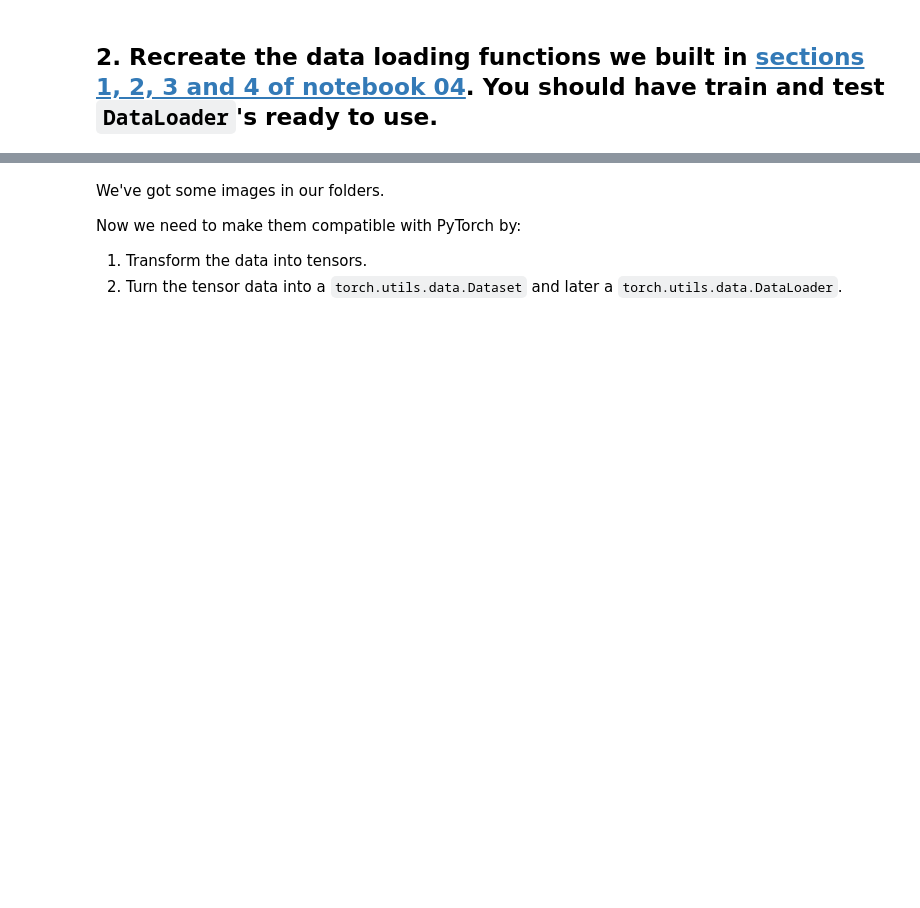
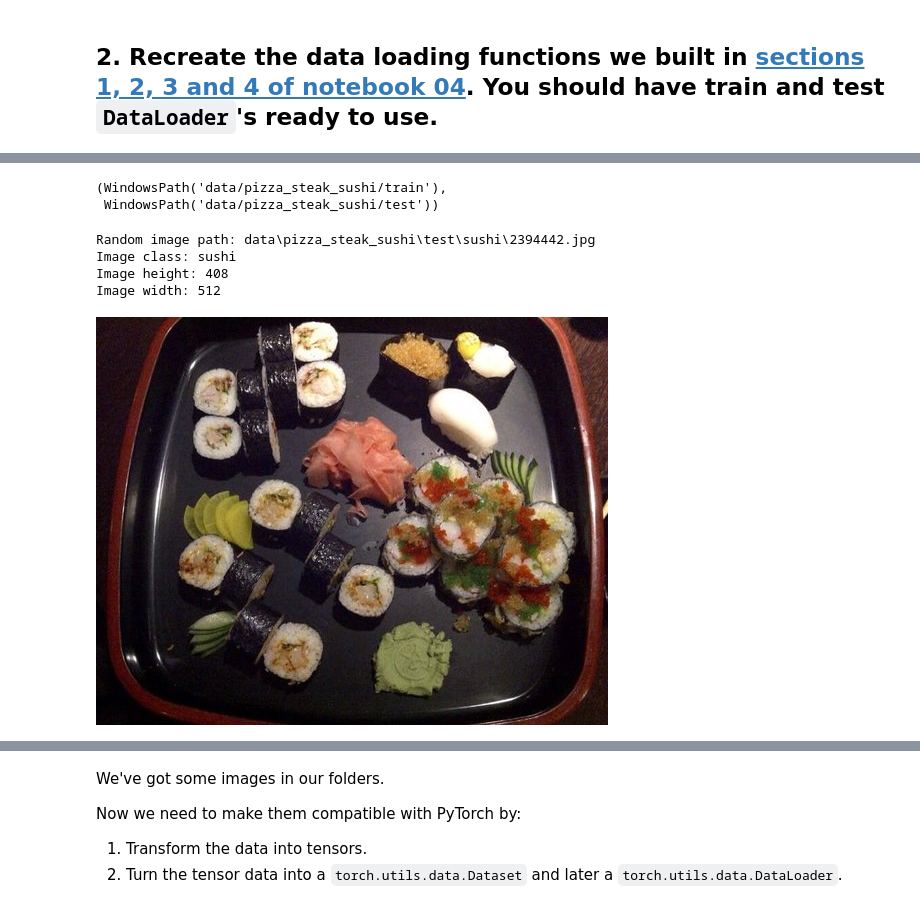
Before and after one commit to Zack202/Pytorch, a Jupyter notebook: 04_pytorch_custom_datasets_exercises.ipynb, the cells around one changed output, grey strips where cells are left out. Cells and saved outputs as stored; diff of their text form; code cells hidden in the pictures; blank space fills up the shorter version.

```diff
--- a/04_pytorch_custom_datasets_exercises.ipynb
+++ b/04_pytorch_custom_datasets_exercises.ipynb
@@ -61,0 +64,22 @@ Train for longer- more time to learn data represenataions
+# %%
+# 1. Get data
+import requests
+import zipfile
+from pathlib import Path
+
+data_path = Path("data/")
+image_path = data_path / "pizza_steak_sushi"
+
+if image_path.is_dir():
+    print(f"{image_path} dir exists")
+else:
+    print(f"Could not find image path: {image_path}, creating now")
+    image_path.mkdir(parents=True, exist_ok=True)
+
+    with open(data_path/"pizza_steak_sushi.zip", "wb") as f:
+        request = requests.get("https://github.com/mrdbourke/pytorch-deep-learning/raw/main/data/pizza_steak_sushi.zip")
+        f.write(request.content)
+
+    with zipfile.ZipFile(data_path / "pizza_steak_sushi.zip", "r") as zip_ref:
+        print("Unzipping")
+        zip_ref.extractall(image_path)
@@ -69,2 +106,10 @@ def walk_through_dir(dir_path):
 # %%
 # Setup train and testing paths
+train_dir = image_path / "train"
+
+test_dir = image_path / "test"
+
+train_dir, test_dir
+# %% [output]
+(WindowsPath('data/pizza_steak_sushi/train'),
+ WindowsPath('data/pizza_steak_sushi/test'))
@@ -74,0 +116,26 @@ def walk_through_dir(dir_path):
+# %%
+# Visualize an image
+import random
+from PIL import Image
+
+random.seed(42)
+
+image_path_list = list(image_path.glob("*/*/*.jpg"))
+
+random_image_path = random.choice(image_path_list)
+
+image_class = random_image_path.parent.stem
+
+img = Image.open(random_image_path)
+
+print(f"Random image path: {random_image_path}")
+print(f"Image class: {image_class}")
+print(f"Image height: {img.height}")
+print(f"Image width: {img.width}")
+img
+# %% [output]
+Random image path: data\pizza_steak_sushi\test\sushi\2394442.jpg
+Image class: sushi
+Image height: 408
+Image width: 512
+[figure, added]
```
Also changed, not shown: parts of 37 cells of this notebook, 1 other file.
